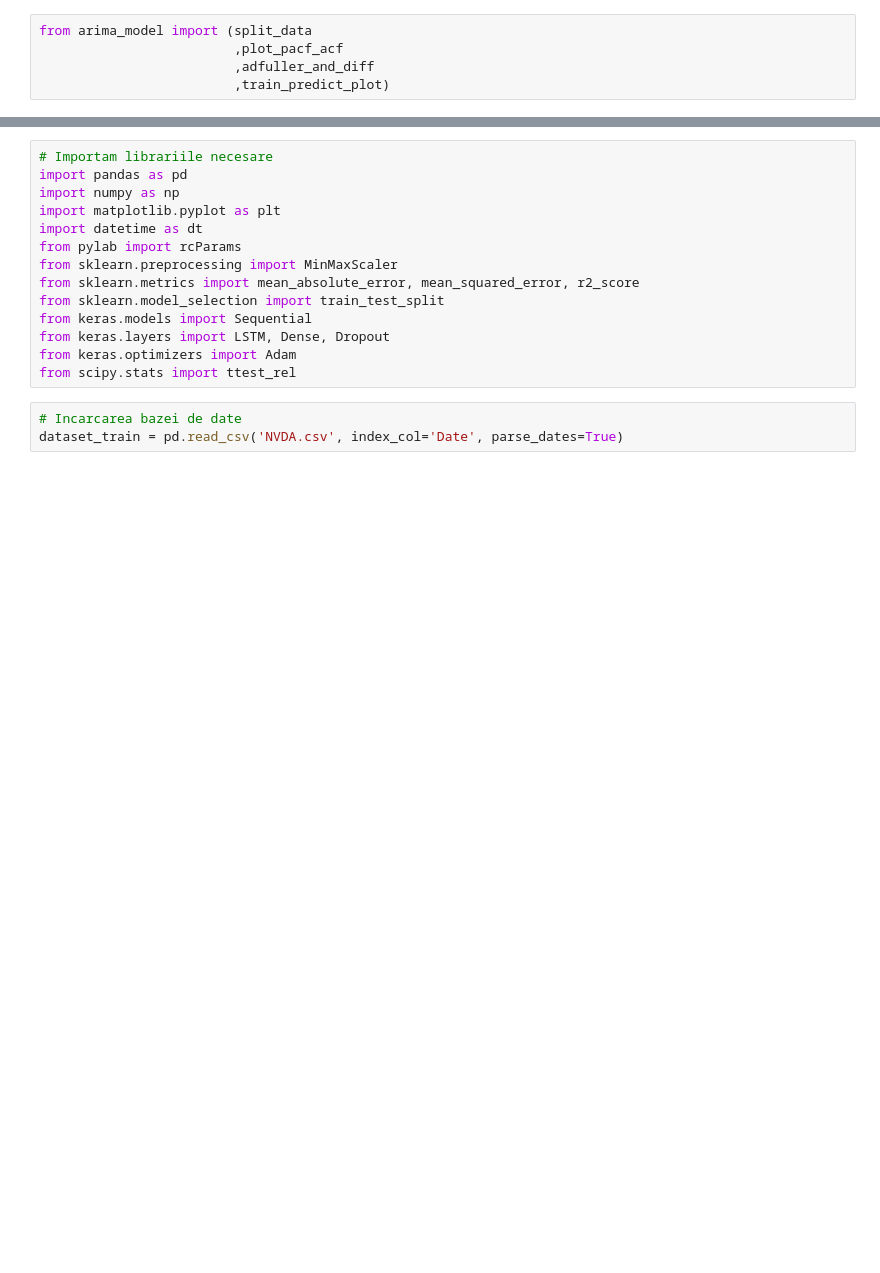
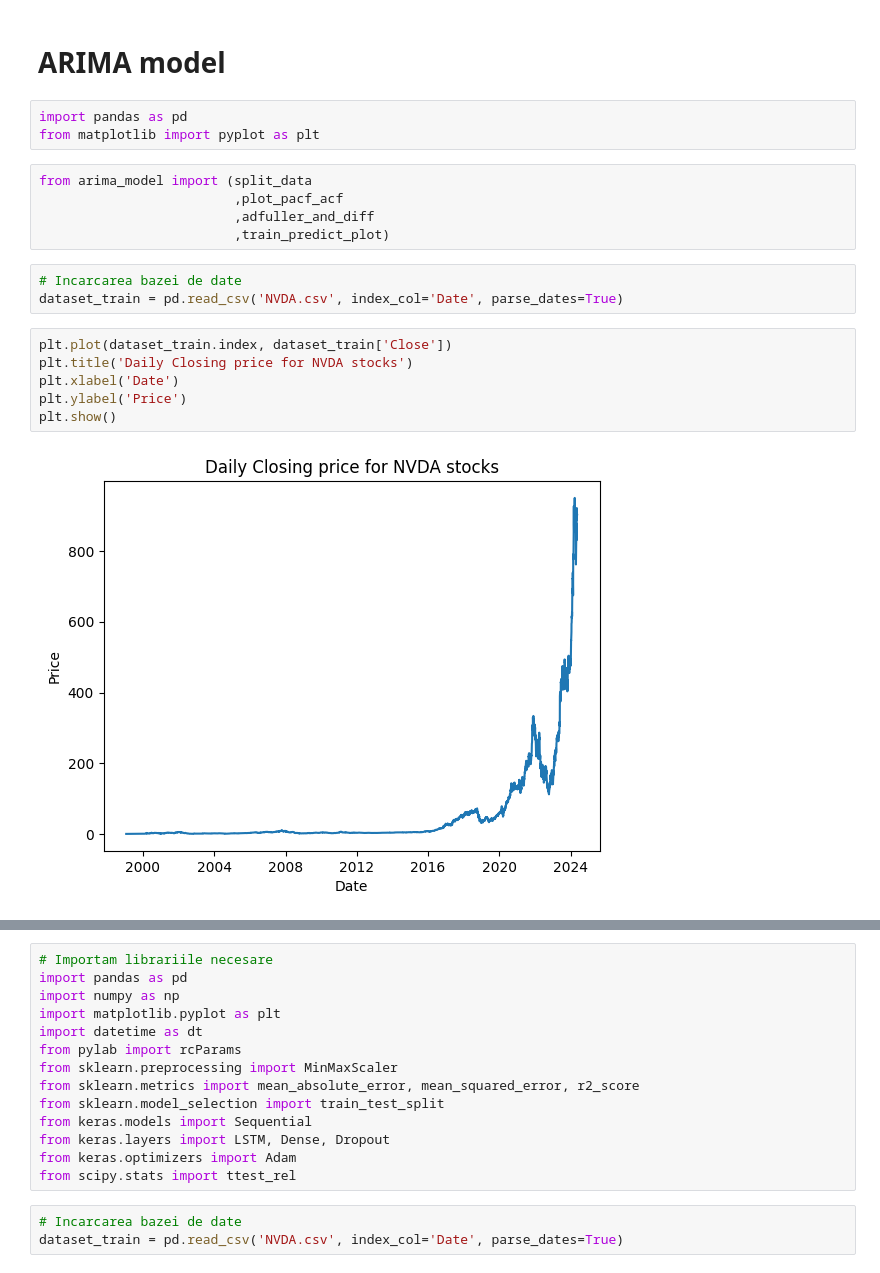
Before and after one commit to bonteanuionut/proiect-econometrie-avansata, a Jupyter notebook: proiect econ avansata/NVDA3.ipynb, the cells around one changed output, grey strips where cells are left out. Drawn from its saved outputs; the diff is of its cells as text; blank space fills up the shorter version.

```diff
--- a/proiect econ avansata/NVDA3.ipynb
+++ b/proiect econ avansata/NVDA3.ipynb
@@ -1,5 +1,21 @@
+# %% [markdown]
+# ARIMA model
+# %%
+import pandas as pd
+from matplotlib import pyplot as plt
 # %%
 from arima_model import (split_data
                          ,plot_pacf_acf
                          ,adfuller_and_diff
                          ,train_predict_plot)
+# %%
+# Incarcarea bazei de date
+dataset_train = pd.read_csv('NVDA.csv', index_col='Date', parse_dates=True)
+# %%
+plt.plot(dataset_train.index, dataset_train['Close'])
+plt.title('Daily Closing price for NVDA stocks')
+plt.xlabel('Date')
+plt.ylabel('Price')
+plt.show()
+# %% [output]
+[figure, added]
```
Also changed, not shown: parts of 8 cells of this notebook.
